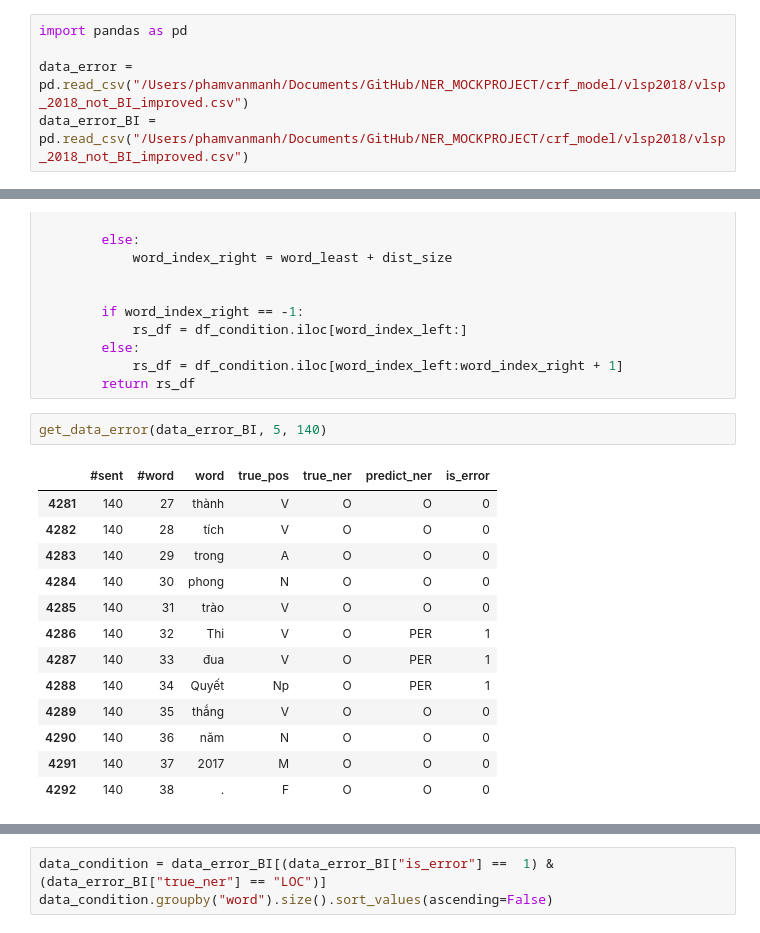
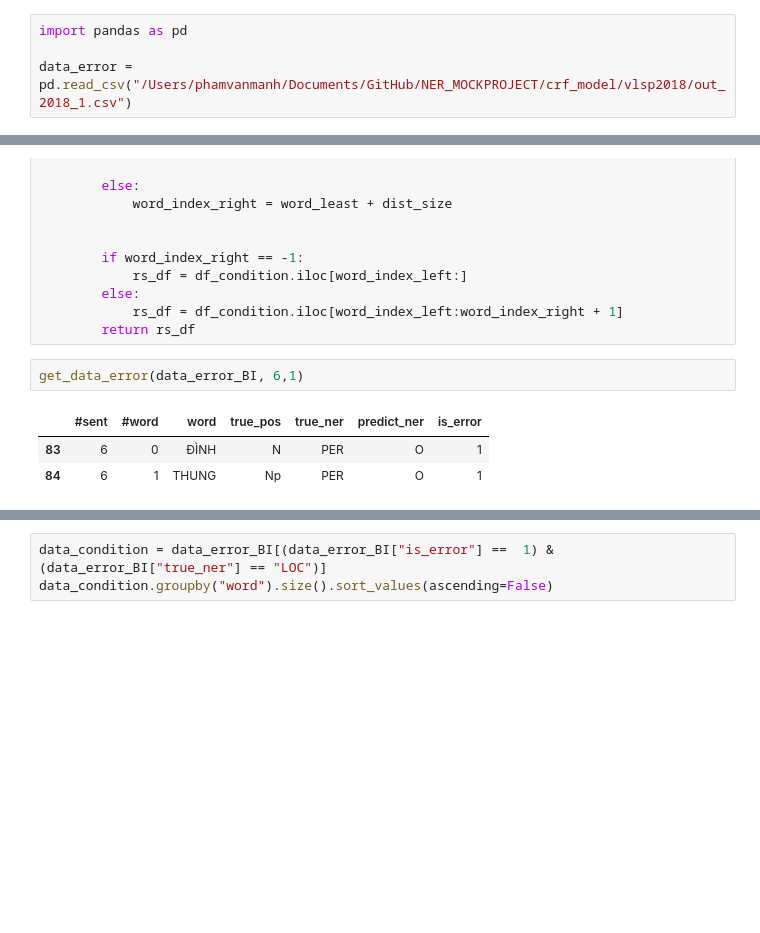
Before and after one commit to NguyenTinh98/NER_MOCKPROJECT, a Jupyter notebook: crf_model/vlsp2018/analyst_error_data.ipynb, the cells around one changed output, grey strips where cells are left out. Drawn from its saved outputs; the diff is of its cells as text; blank space fills up the shorter version.

```diff
--- a/crf_model/vlsp2018/analyst_error_data.ipynb
+++ b/crf_model/vlsp2018/analyst_error_data.ipynb
@@ -5,5 +5,4 @@
 # %%
 import pandas as pd
 
-data_error = pd.read_csv("/Users/phamvanmanh/Documents/GitHub/NER_MOCKPROJECT/crf_model/vlsp2018/vlsp_2018_not_BI_improved.csv")
-data_error_BI = pd.read_csv("/Users/phamvanmanh/Documents/GitHub/NER_MOCKPROJECT/crf_model/vlsp2018/vlsp_2018_not_BI_improved.csv")
+data_error = pd.read_csv("/Users/phamvanmanh/Documents/GitHub/NER_MOCKPROJECT/crf_model/vlsp2018/out_2018_1.csv")
@@ -85,18 +86,8 @@ def get_data_error(df, num_sent, dist_size):
             rs_df = df_condition.iloc[word_index_left:word_index_right + 1]
         return rs_df
 # %%
-get_data_error(data_error_BI, 5, 140)
+get_data_error(data_error_BI, 6,1)
 # %% [output]
 |  | #sent | #word | word | true_pos | true_ner | predict_ner | is_error |
-| 4281 | 140 | 27 | thành | V | O | O | 0 |
-| 4282 | 140 | 28 | tích | V | O | O | 0 |
-| 4283 | 140 | 29 | trong | A | O | O | 0 |
-| 4284 | 140 | 30 | phong | N | O | O | 0 |
-| 4285 | 140 | 31 | trào | V | O | O | 0 |
-| 4286 | 140 | 32 | Thi | V | O | PER | 1 |
-| 4287 | 140 | 33 | đua | V | O | PER | 1 |
-| 4288 | 140 | 34 | Quyết | Np | O | PER | 1 |
-| 4289 | 140 | 35 | thắng | V | O | O | 0 |
-| 4290 | 140 | 36 | năm | N | O | O | 0 |
-| 4291 | 140 | 37 | 2017 | M | O | O | 0 |
-| 4292 | 140 | 38 | . | F | O | O | 0 |
+| 83 | 6 | 0 | ĐÌNH | N | PER | O | 1 |
+| 84 | 6 | 1 | THUNG | Np | PER | O | 1 |
```
Also changed, not shown: parts of 7 cells of this notebook, 18 other files.
